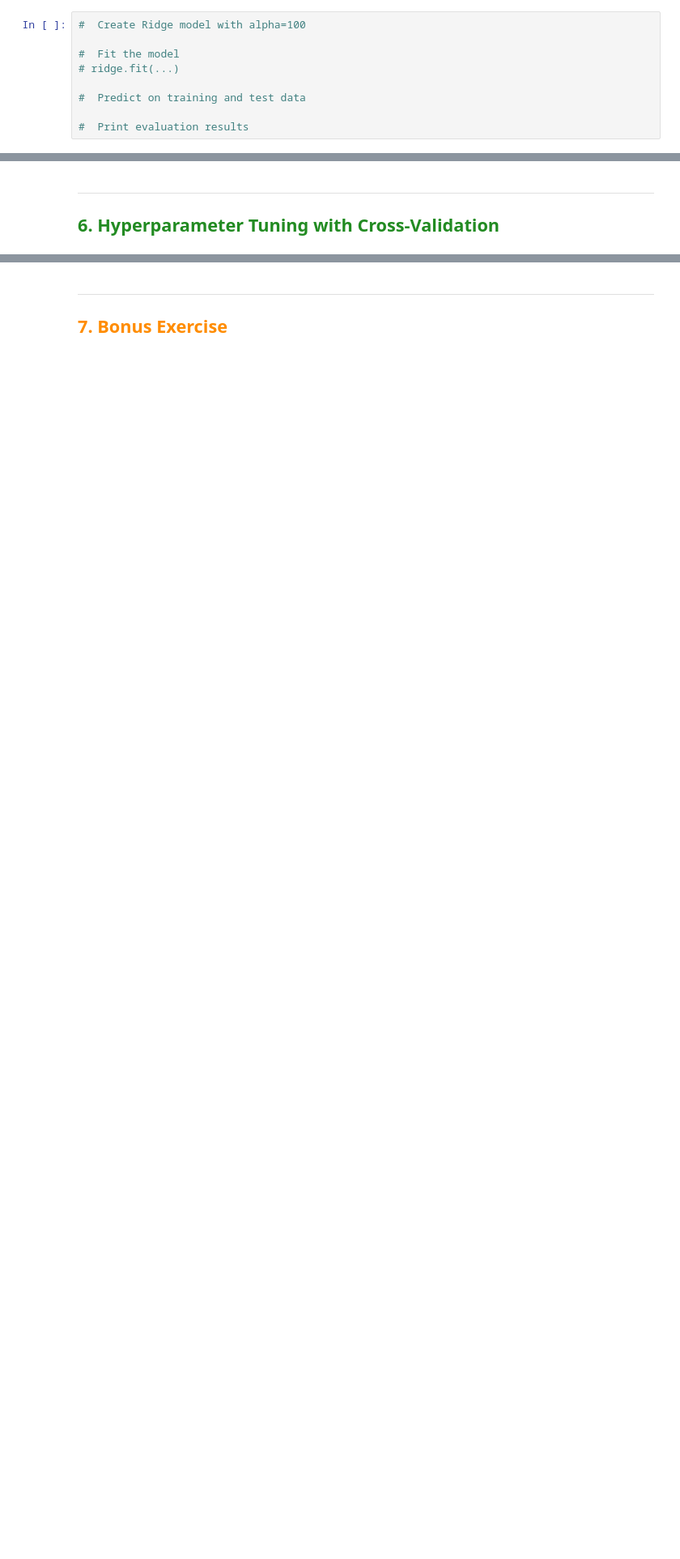
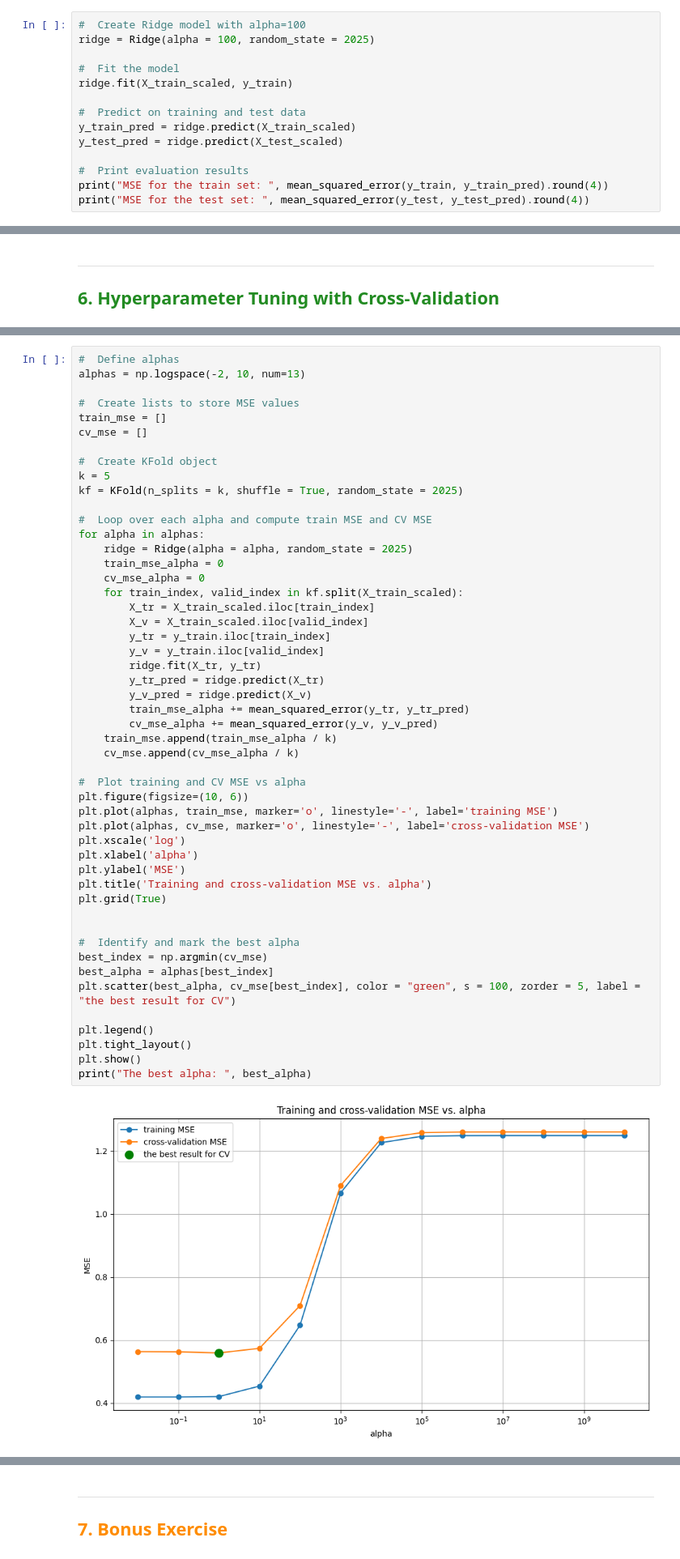
Before and after one commit to Sergei-N-Fedorov/Data_Analysis, a Jupyter notebook: Sergei_Fedorov_DAKD_2025_exercise_2.ipynb, the cells around one changed output, grey strips where cells are left out. Shown: that part at 81% size. Drawn from its saved outputs; the diff is of its cells as text; blank space fills up the shorter version.

```diff
--- a/Sergei_Fedorov_DAKD_2025_exercise_2.ipynb
+++ b/Sergei_Fedorov_DAKD_2025_exercise_2.ipynb
@@ -600,9 +871,14 @@ Look at the Test MSE and compare it with Training MSE what do you notice? is the
 # %%
 #  Create Ridge model with alpha=100
+ridge = Ridge(alpha = 100, random_state = 2025)
 
 #  Fit the model
-# ridge.fit(...)
+ridge.fit(X_train_scaled, y_train)
 
 #  Predict on training and test data
+y_train_pred = ridge.predict(X_train_scaled)
+y_test_pred = ridge.predict(X_test_scaled)
 
 #  Print evaluation results
+print("MSE for the train set: ", mean_squared_error(y_train, y_train_pred).round(4))
+print("MSE for the test set: ", mean_squared_error(y_test, y_test_pred).round(4))
@@ -663,0 +929,52 @@ Use a logarithmic x-axis (plt.xscale('log')) for the alpha values.
+# %%
+#  Define alphas
+alphas = np.logspace(-2, 10, num=13)
+
+#  Create lists to store MSE values
+train_mse = []
+cv_mse = []
+
+#  Create KFold object
+k = 5
+kf = KFold(n_splits = k, shuffle = True, random_state = 2025)
+
+#  Loop over each alpha and compute train MSE and CV MSE
+for alpha in alphas:
+    ridge = Ridge(alpha = alpha, random_state = 2025)
+    train_mse_alpha = 0
+    cv_mse_alpha = 0
+    for train_index, valid_index in kf.split(X_train_scaled):
+        X_tr = X_train_scaled.iloc[train_index]
+        X_v = X_train_scaled.iloc[valid_index]
+        y_tr = y_train.iloc[train_index]
+        y_v = y_train.iloc[valid_index]
+        ridge.fit(X_tr, y_tr)
+        y_tr_pred = ridge.predict(X_tr)
+        y_v_pred = ridge.predict(X_v)
+        train_mse_alpha += mean_squared_error(y_tr, y_tr_pred)
+        cv_mse_alpha += mean_squared_error(y_v, y_v_pred)
+    train_mse.append(train_mse_alpha / k)
+    cv_mse.append(cv_mse_alpha / k)
+
+#  Plot training and CV MSE vs alpha
+plt.figure(figsize=(10, 6))
+plt.plot(alphas, train_mse, marker='o', linestyle='-', label='training MSE')
+plt.plot(alphas, cv_mse, marker='o', linestyle='-', label='cross-validation MSE')
+plt.xscale('log')
+plt.xlabel('alpha')
+plt.ylabel('MSE')
+plt.title('Training and cross-validation MSE vs. alpha')
+plt.grid(True)
+
+
+#  Identify and mark the best alpha
+best_index = np.argmin(cv_mse)
+best_alpha = alphas[best_index]
+plt.scatter(best_alpha, cv_mse[best_index], color = "green", s = 100, zorder = 5, label = "the best result for CV")
+
+plt.legend()
+plt.tight_layout()
+plt.show()
+print("The best alpha: ", best_alpha)
+# %% [output]
+[figure, added]
```
Also changed, not shown: parts of 44 cells of this notebook.
